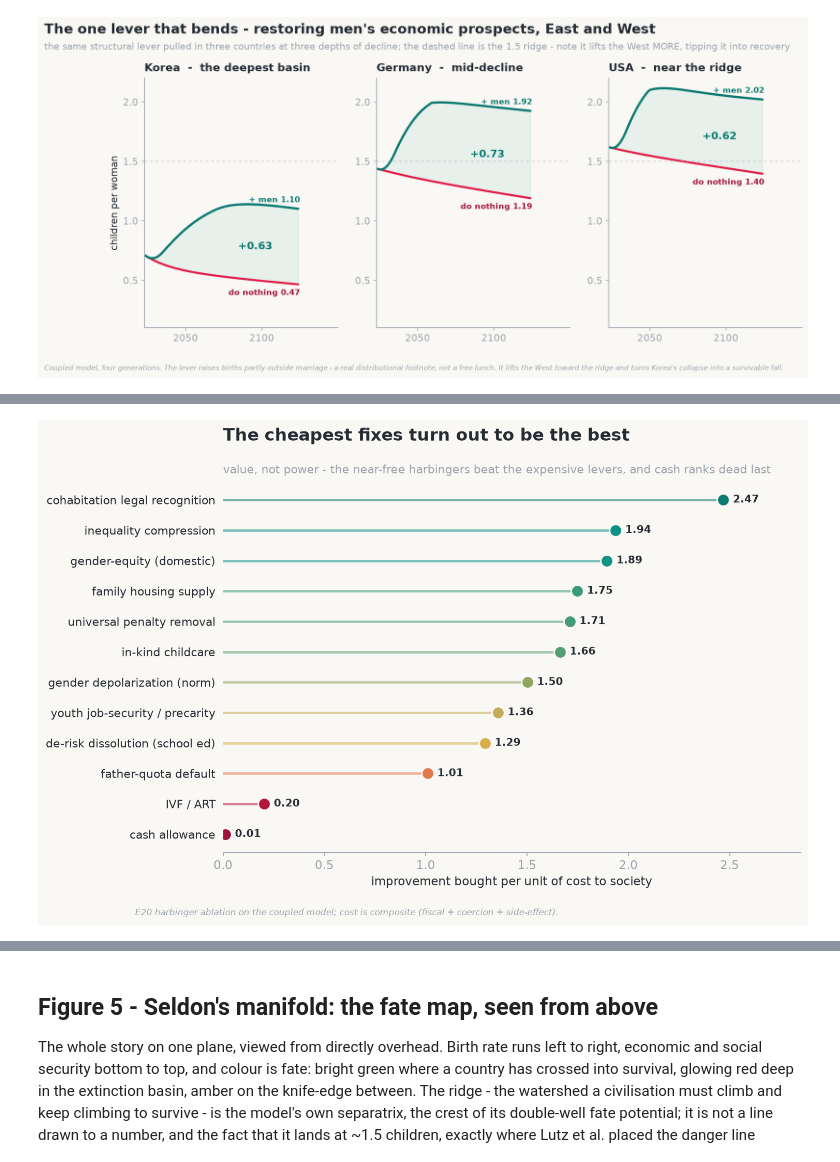
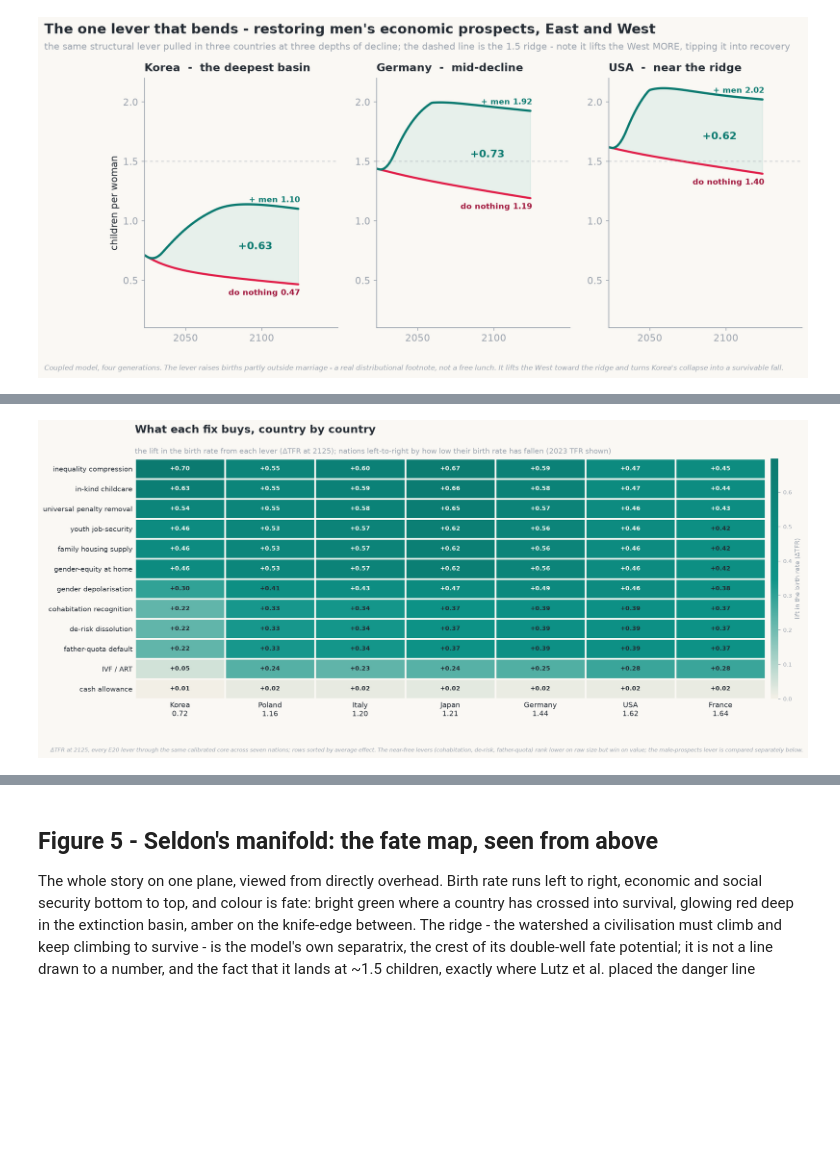
Before and after one commit to stellarshenson/sci-demographic-collapse, a Jupyter notebook: notebooks/17-kj-story-visuals.ipynb, the cells around one changed output, grey strips where cells are left out. Cells and saved outputs as stored; diff of their text form; code cells hidden in the pictures; blank space fills up the shorter version.

```diff
--- a/notebooks/17-kj-story-visuals.ipynb
+++ b/notebooks/17-kj-story-visuals.ipynb
@@ -203,18 +201,66 @@ baby-bonuses rank dead last.
 # %%
-rows=list(csv.DictReader(open(PROJ/"reports"/"nb15_harbinger_table.csv")))
-rows=sorted(rows,key=lambda r:float(r["efficiency"]))
-names=[r["lever"] for r in rows]; eff=[float(r["efficiency"]) for r in rows]
-fig,ax=plt.subplots(figsize=(9.6,6.2))
-for i,(n,e) in enumerate(zip(names,eff)):
-    c=COOLWARM(min(e/2.5,1.0)); ax.plot([0,e],[i,i],color=c,lw=2.2,alpha=0.55,zorder=1)
-    ax.scatter([e],[i],s=130,color=c,zorder=2,edgecolor=PAPER,linewidth=1.4)
-    ax.annotate(f"{e:.2f}",(e,i),xytext=(9,0),textcoords="offset points",va="center",fontsize=9.5,color=INK,fontweight="bold")
-ax.set_yticks(range(len(names))); ax.set_yticklabels(names,fontsize=10.5,color=INK)
-ax.set_xlim(0,2.85); ax.set_ylim(-0.6,len(names)-0.4); ax.set_xlabel("improvement bought per unit of cost to society")
-ax.spines["left"].set_visible(False); ax.tick_params(left=False)
-titled(ax,"The cheapest fixes turn out to be the best",
-       "value, not power - the near-free harbingers beat the expensive levers, and cash ranks dead last")
-caption(fig,"E20 harbinger ablation on the coupled model; cost is composite (fiscal + coercion + side-effect).")
-plt.savefig(FIGS/"story_cheapest_fixes.png"); plt.show()
-rprint("[green]four story figures written to reports/figures/story_*.png[/green]")
+# ---- Every lever through the SAME calibrated core (run_cal), for every nation ----
+# The old ranking used an abstract efficiency ratio on Korea alone and the retired seldon model. Here the
+# E20 harbinger pool is re-run through the current calibrated distributional core (EmergentModel.run_cal)
+# across all six calibrated nations, as ΔTFR (children per woman) - the relatable unit. The same grid
+# feeds Figure 6 (the male lever vs the strongest fix, per nation).
+from matplotlib.colors import Normalize
+from sci_demographic_collapse.emergent import EmergentModel, ramp as _ramp
+_m = EmergentModel(data_dir=str(PROJ/'data'/'raw'/'unwpp'))
+_NAT = ['Korea','Poland','Italy','Japan','Germany','USA','France']   # by 2023 TFR, worst first
+_T2023 = {'Korea':0.72,'Poland':1.16,'Italy':1.20,'Japan':1.21,'Germany':1.44,'USA':1.62,'France':1.64}
+_BASE = {r:_m.run_cal(r) for r in _NAT}
+def _f9(fS=0,fC=0,fPb=0,fq=0,durable=True,d=10):
+    def fy(yr):
+        s=_ramp(yr,d=d)*(1.0 if durable else np.exp(-max(yr-12,0)/12))
+        return [fS*s,fC*s,fPb*s,0,0,0,fq*s,0,0]
+    return fy
+def _dt(r,fy): return _m.run_cal(r,fy)['tfr']-_BASE[r]['tfr']
+# male-prospects saturating Hill drive, calibrated on Korea to the E22 ceiling (E36 nb32)
+_gfq=_dt('Korea',_f9(fq=0.05))/0.05
+_CEIL=_dt('Korea',_f9(fS=1.0*1.2*0.20,fC=0.4*0.5*0.20,fPb=0.45*3.0*0.20))
+_grid=np.linspace(0.02,0.6,60); _dg=np.array([_dt('Korea',_f9(fq=f)) for f in _grid])
+_QMAX=float(np.interp(_CEIL,_dg,_grid)); _I50=float(_gfq*_QMAX/0.03)
+_Hill=lambda I:_QMAX*I/(_I50+I); I_REF=30.0
+_mp=lambda: _f9(fq=_Hill(I_REF))
+# E20 harbinger pool (name, channel, magnitude, fiscal, coercion, side) -> run_cal forcing
+POOL=[('inequality compression','coup',0.26,0.6,0.2,0.2),('in-kind childcare','coup',0.24,0.8,0.1,0.1),
+ ('universal penalty removal','coup',0.22,0.4,0.3,0.2),('youth job-security','coup',0.20,0.6,0.2,0.1),
+ ('family housing supply','coup',0.20,0.5,0.1,0.1),('gender-equity at home','coup',0.20,0.3,0.2,0.2),
+ ('gender depolarisation','coup',0.15,0.1,0.3,0.2),('cohabitation recognition','coup',0.12,0.1,0.1,0.05),
+ ('de-risk dissolution','coup',0.12,0.3,0.1,0.05),('father-quota default','coup',0.12,0.3,0.2,0.1),
+ ('cash allowance','cash',0.10,0.9,0.1,0.1),('IVF / ART','quant',0.10,0.4,0.1,0.2)]
+def _hf(ch,mag):
+    if ch=='coup': return _f9(fS=1.2*mag,fC=0.5*mag)
+    if ch=='quant': return _f9(fPb=3.0*mag)
+    return _f9(fPb=3.0*mag,durable=False)  # cash decays
+LEVGRID={nm:{r:_dt(r,_hf(ch,mag)) for r in _NAT} for nm,ch,mag,fi,co,si in POOL}
+MP_NAT={r:_dt(r,_mp()) for r in _NAT}
+INEQ_NAT=LEVGRID['inequality compression']
+rprint('[green]lever x nation grid computed via run_cal[/green]  '
+       f"Korea inequality {INEQ_NAT['Korea']:+.2f}  male-prospects {MP_NAT['Korea']:+.2f}")
+
+# Figure A: composite heatmap - what each fix buys, country by country
+levers=sorted(LEVGRID,key=lambda l:np.mean(list(LEVGRID[l].values())),reverse=True)
+Mtx=np.array([[LEVGRID[l][n] for n in _NAT] for l in levers])
+HM=LinearSegmentedColormap.from_list('lift',['#f4f0e7',HOPE,HOPE_D])
+fig=plt.figure(figsize=(15.2,7.2))
+ax=fig.add_axes([0.12,0.13,0.845,0.68])   # explicit wide heatmap - span the whole frame
+im=ax.imshow(Mtx,cmap=HM,aspect='auto',vmin=0,vmax=float(Mtx.max()))
+ax.set_xticks(range(len(_NAT))); ax.set_xticklabels([f"{n}\n{_T2023[n]:.2f}" for n in _NAT],fontsize=10.5,color=INK)
+ax.set_yticks(range(len(levers))); ax.set_yticklabels(levers,fontsize=10,color=INK)
+for i in range(len(levers)):
+    for j in range(len(_NAT)):
+        v=Mtx[i,j]; ax.text(j,i,f'+{v:.2f}',ha='center',va='center',fontsize=8.6,
+                            color=(PAPER if v>0.42 else INK),fontweight='bold')
+ax.set_xticks(np.arange(-.5,len(_NAT),1),minor=True); ax.set_yticks(np.arange(-.5,len(levers),1),minor=True)
+ax.grid(which='minor',color=PAPER,lw=2.6); ax.tick_params(which='both',length=0)
+for sp in ax.spines.values(): sp.set_visible(False)
+cax=fig.add_axes([0.972,0.13,0.010,0.68])   # colorbar hugs the right edge, no dead gap
+cb=fig.colorbar(im,cax=cax); cb.set_label('lift in the birth rate (ΔTFR)',fontsize=9,color=MUTED)
+cb.ax.tick_params(labelsize=8,color=MUTED); cb.outline.set_visible(False)
+titled(ax,'What each fix buys, country by country',
+       'the lift in the birth rate from each lever (ΔTFR at 2125); nations left-to-right by how low their birth rate has fallen (2023 TFR shown)')
+caption(fig,'ΔTFR at 2125, every E20 lever through the same calibrated core across seven nations; rows sorted by average effect. The near-free levers (cohabitation, de-risk, father-quota) rank lower on raw size but win on value; the male-prospects lever is compared separately below.')
+plt.savefig(FIGS/'story_cheapest_fixes.png'); plt.show()
 # %% [output]
@@ -221 +268 @@ rprint("[green]four story figures written to reports/figures/story_*.png[/green]
-[figure, old version]
+[figure, new version]
```
Also changed, not shown: parts of 5 cells of this notebook, 5 other files.
